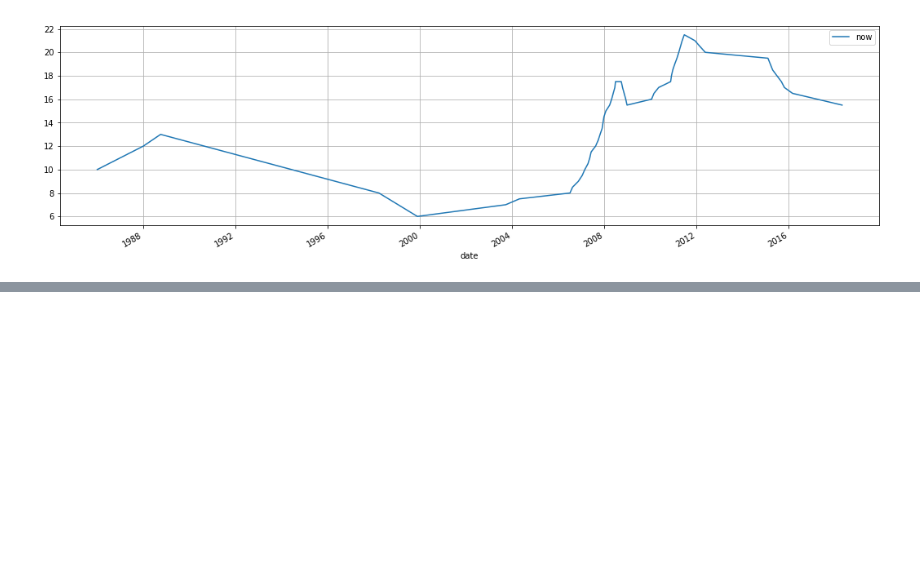
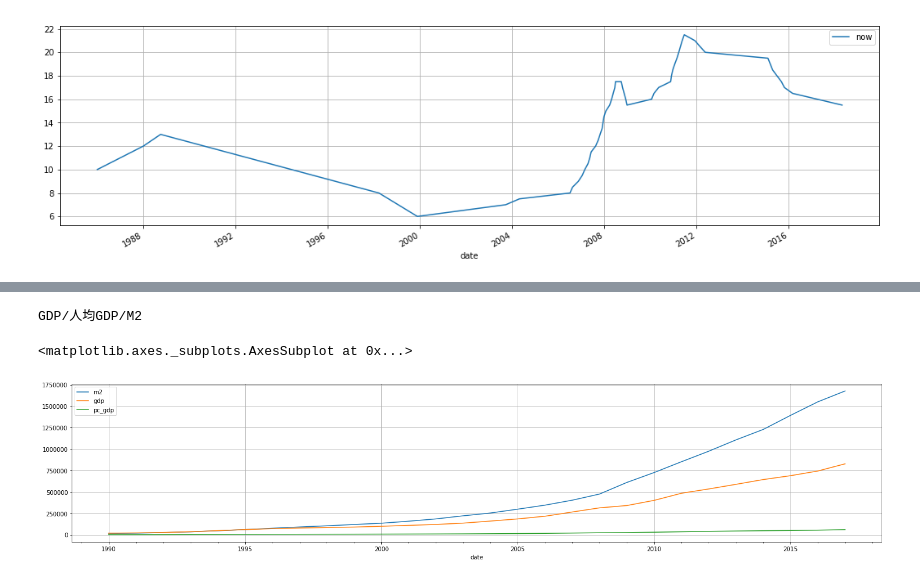
Before and after one commit to hongjundu/financial_analysis, a Jupyter notebook: nteract/macro_data.ipynb, the cells around one changed output, grey strips where cells are left out. Drawn from its saved outputs; the diff is of its cells as text; code cells hidden in the pictures; blank space fills up the shorter version.

```diff
--- a/nteract/macro_data.ipynb
+++ b/nteract/macro_data.ipynb
@@ -75,0 +110,26 @@ df.plot(kind='line', x='date',y=['now'], grid=True,figsize=(18,5))
+# %%
+dfm=ts.get_money_supply_bal()
+dfm['m2']=dfm['m2'].astype('float64')
+dfm['m1']=dfm['m1'].astype('float64')
+dfm['m0']=dfm['m0'].astype('float64')
+
+dfgdp=ts.get_gdp_year()
+dfgdp['gdp']=dfgdp['gdp'].astype('float64')
+dfgdp['pc_gdp']=dfgdp['pc_gdp'].astype('float64')
+
+df=dfm.copy()
+df['gdp']=dfgdp['gdp']
+df['pc_gdp']=dfgdp['pc_gdp']
+
+df = df.sort_index(axis=0,ascending=False)
+df.reindex(columns=['year'])
+df['year'] = df['year'].astype('str')
+df['date'] =  pd.to_datetime(df['year'],format='%Y')
+df.index=df['date']
+df.index=df.index.strftime('%Y')
+print('GDP/人均GDP/M2')
+df.plot(kind='line', x='date', y=['m2','gdp','pc_gdp'], grid=True,figsize=(25,5))
+# %% [output]
+GDP/人均GDP/M2
+<matplotlib.axes._subplots.AxesSubplot at 0x...>
+[figure, added]
```
Also changed, not shown: parts of 2 cells of this notebook.
